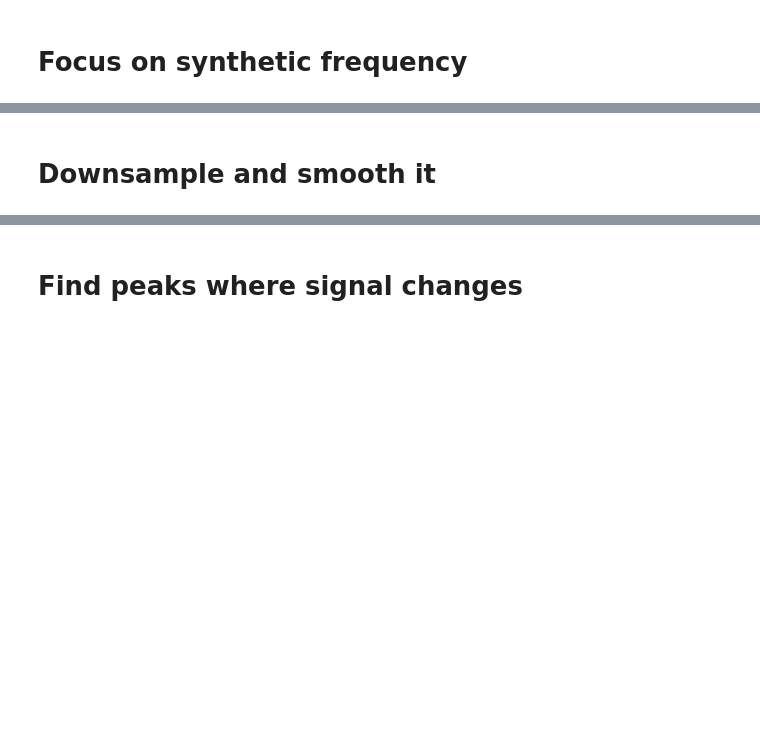
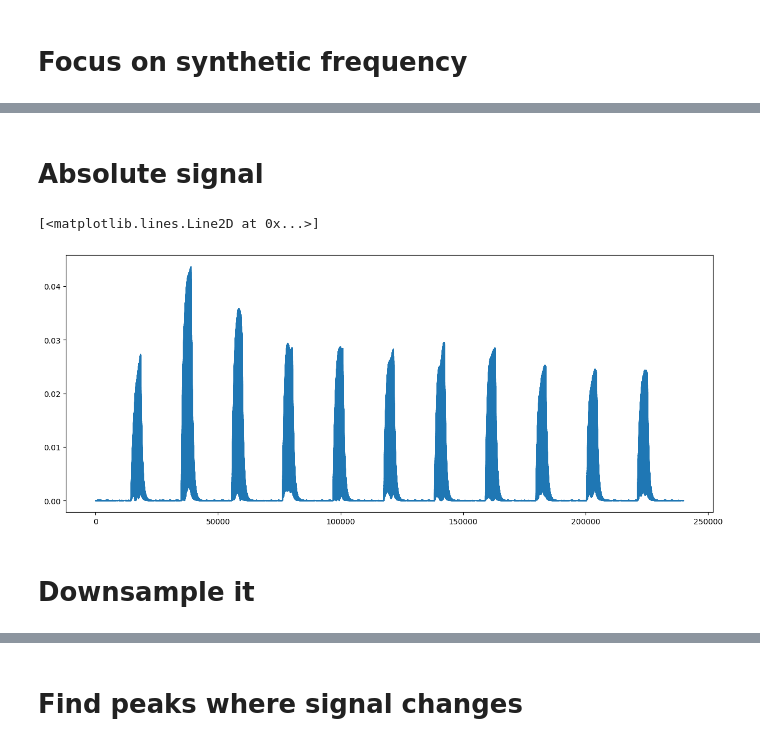
Before and after one commit to Afroefras/coratech, a Jupyter notebook: notebooks/trigger_notification_digital.ipynb, the cells around one changed output, grey strips where cells are left out. Saved outputs shown, nothing was run; the diff lists cells and outputs as text; code cells hidden in the pictures; blank space fills up the shorter version.

```diff
--- a/notebooks/trigger_notification_digital.ipynb
+++ b/notebooks/trigger_notification_digital.ipynb
@@ -48,5 +49,15 @@ Audio(filtered_audio, rate=sample_rate, autoplay=True)
 [figure]
 [figure]
 [interactive output not drawn]
+# %% [markdown]
+# Absolute signal
+# %%
+abs_filtered = filtered_audio.abs()
+
+plt.figure(figsize=(15, 6))
+plt.plot(abs_filtered.squeeze())
+# %% [output]
+[<matplotlib.lines.Line2D at 0x...>]
+[figure, added]
 # %% [markdown]
-# Downsample and smooth it
+# Downsample it
```
Also changed, not shown: parts of 16 cells of this notebook, 2 other files.
